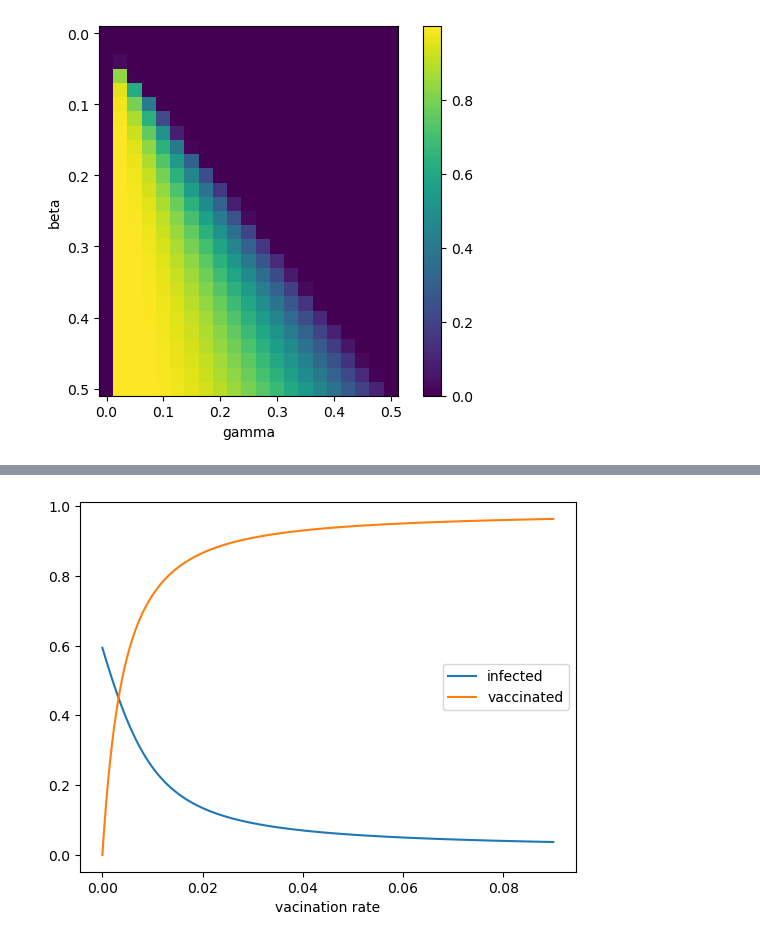
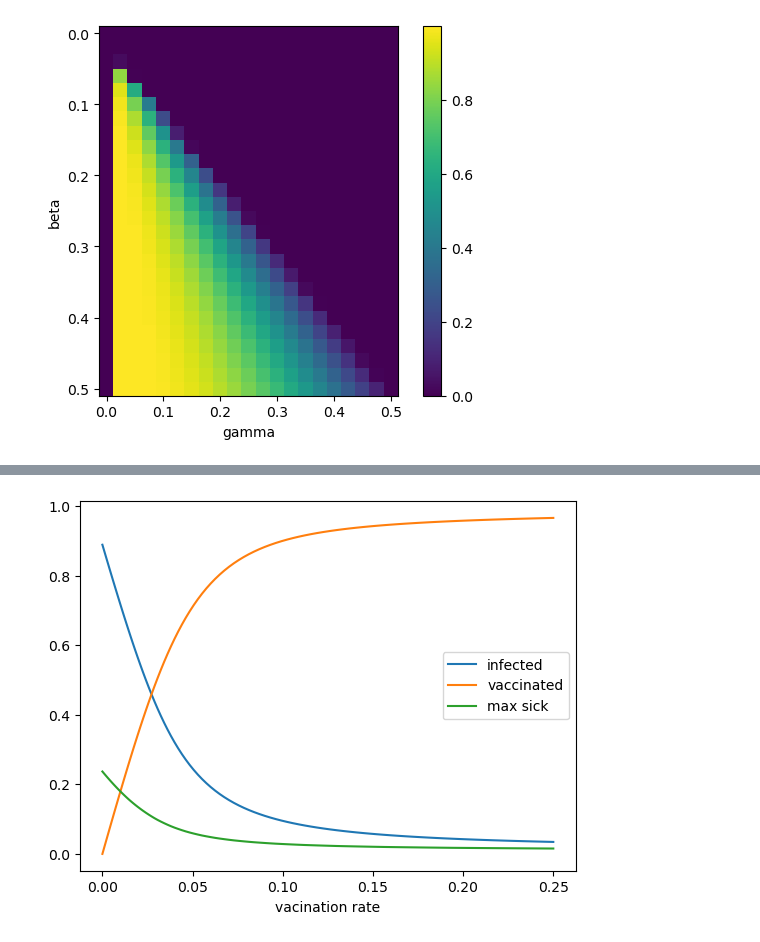
Before and after one commit to Aurora2500/ulpgc_sacse, a Jupyter notebook: 2_3/SIR.ipynb, the cells around one changed output, grey strips where cells are left out. Cells and saved outputs as stored; diff of their text form; code cells hidden in the pictures.

```diff
--- a/2_3/SIR.ipynb
+++ b/2_3/SIR.ipynb
@@ -76,13 +76,13 @@ def solve_rk(model, x0, t):
     return x
 # %%
 beta = 0.5
-gamma = 0.4
+gamma = 0.2
 
-initial = 1e-5
+initial = 1e-2
 
 x0 = np.array([1-initial, initial, 0])
 # %%
-t = np.linspace(0, 500, 2001)
+t = np.linspace(0, 60, 201)
 
 x = solve_rk(sir_model(beta, gamma), x0, t)
 
@@ -154,14 +154,14 @@ def sirv_model(beta, gamma, delta):
         return np.array([ds,di,dr,dv])
     return f
 # %%
-beta = 0.3
+beta = 0.5
 gamma = 0.2
 delta = 0.005
 
 initial = 1e-2
 
 x0 = np.array([1-initial, initial, 0, 0])
-t = np.linspace(0, 500, 501)
+t = np.linspace(0, 50, 51)
 
 x = solve_rk(sirv_model(beta, gamma, delta), x0, t)
 
@@ -175,17 +175,20 @@ plt.show()
 # %%
-deltas = np.linspace(0, 0.3, 101)**2
+deltas = np.linspace(0, 0.5, 101)**2
 
 infected = np.zeros(101)
 vaccinated = np.zeros(101)
+max_sick = np.zeros(101)
 for i, delta in tqdm(enumerate(deltas), total=101):
     x = solve_rk(sirv_model(beta, gamma, delta), x0, t)
     infected[i] = x[-1,2]
     vaccinated[i] = x[-1,3]
+    max_sick[i] = x[:,1].max()
 # %%
 plt.plot(deltas, infected, label="infected")
 plt.plot(deltas, vaccinated, label="vaccinated")
+plt.plot(deltas, max_sick, label="max sick")
 plt.xlabel("vacination rate")
 plt.legend()
 plt.show()
 # %% [output]
-[figure, old version]
+[figure, new version]
```
Also changed, not shown: parts of 6 cells of this notebook, 6 other files.
